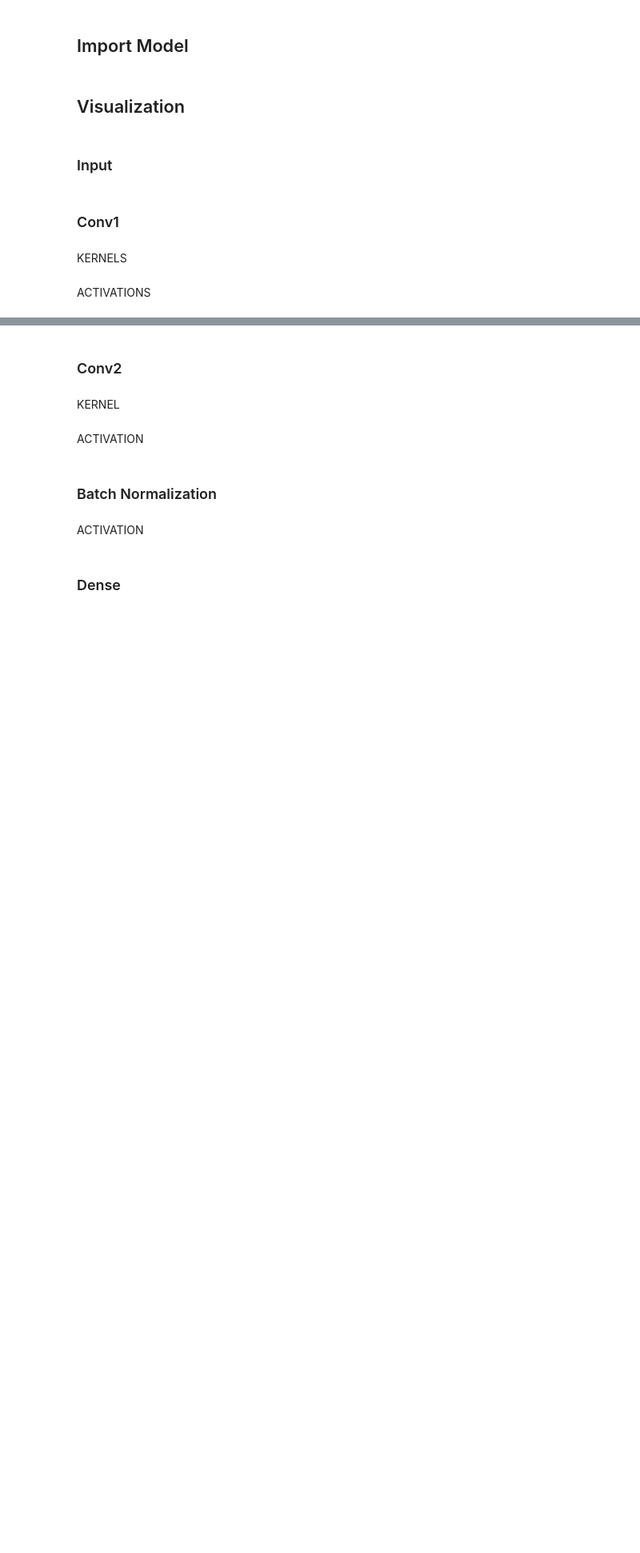
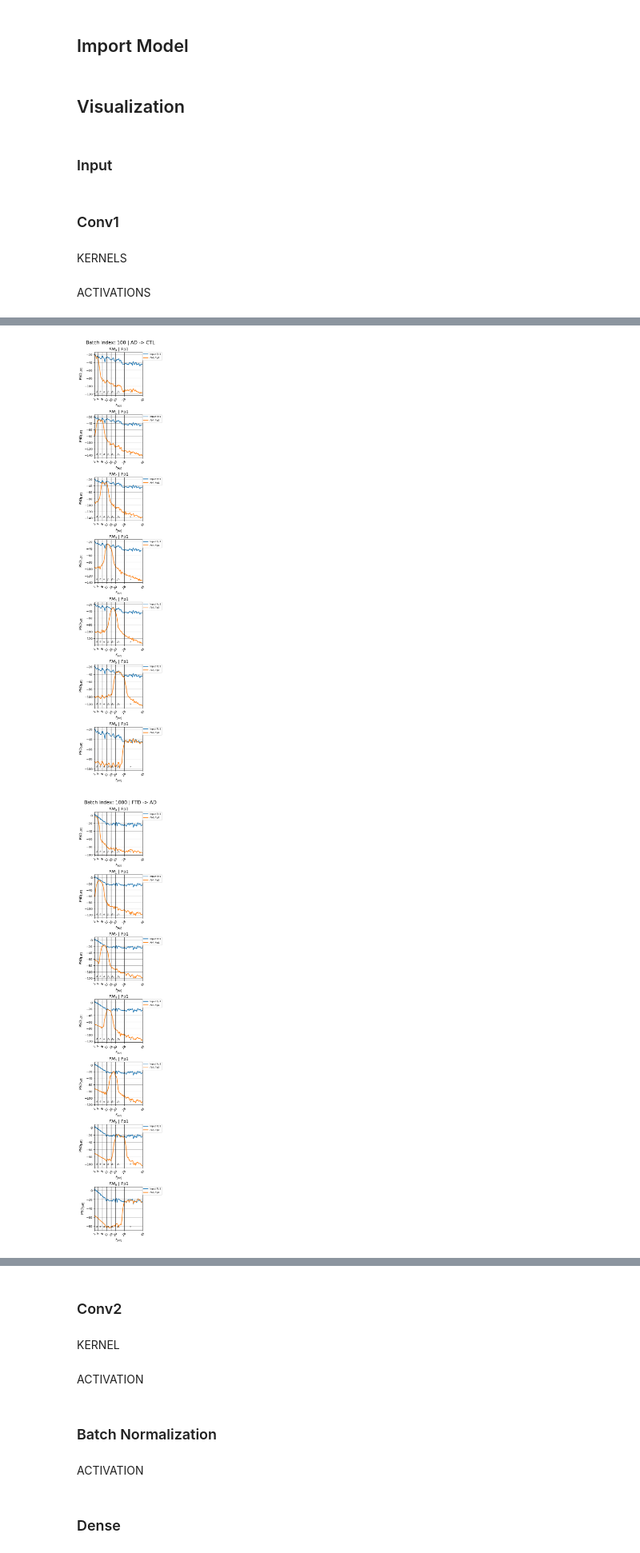
Before and after one commit to MedMaxLab/shallownetXAI, a Jupyter notebook: ModelVisualization.ipynb, the cells around one changed output, grey strips where cells are left out. Shown at 80% size. Saved outputs shown, nothing was run; the diff lists cells and outputs as text; code cells hidden in the pictures; blank space fills up the shorter version.

Commit message:
eegvislib extended

```diff
--- a/ModelVisualization.ipynb
+++ b/ModelVisualization.ipynb
@@ -389,6 +408,8 @@ spec_dict_bands = [ bands,  channels,  montage,  flim,   srate,   classlabels]
 input_window_normalized = testloader.dataset[:][0]
 # %% [markdown]
 ### Input
+# %%
+layer = None
 # %%
 batch_IDs = [100, 1000]
 
@@ -405,13 +426,31 @@ spec_dict['cmap']     = 'RdBu_r'
 spec_dict['figname']  = 'scalpPSD'
 
 for batch_ID in batch_IDs:
-    fig = eegvislib.scalp_plot(input_window_normalized,
-                               spec_dict, inout_labels,
-                               batch_ID)
+    fig = eegvislib.scalpPSD_freq(input_window_normalized,
+                                  spec_dict, inout_labels,
+                                  batch_ID)
 
     if save_img:
         fig.savefig(imgPath + spec_dict['figname'] + f'_batch{batch_ID}' + f'_split{outFold}_{inFold}' + imgs_format,
                     transparent=False, bbox_inches='tight')
+# %%
+# %matplotlib qt
+batch_IDs = [100, 1000]
+FM_ID = None #None #None (all FM) or a number 0 or list [0], [2,4]
+
+spec_dict = eegvislib.get_spec_dict(spec_dict_keys, spec_dict_bands)
+spec_dict['FMnames'] = [i for i in spec_dict['bands'].keys()] #or None
+spec_dict['backend'] = 'matplotlib' #matplotlib or qt
+spec_dict['figname'] = 'EEGwindow'
+
+for batch_ID in batch_IDs:
+    fig = eegvislib.channelsTime(input_window_normalized,
+                                Mdl, layer,
+                                spec_dict,
+                                batch_ID, FM_ID)
+    if save_img:
+        fig.savefig(imgPath + spec_dict['figname'] + f'_batch{batch_ID}'+ f'_split{outFold}_{inFold}' + imgs_format,
+                    transparent=False, bbox_inches='tight')
 # %% [markdown]
 ### Conv1
 # %%
@@ -458,7 +497,7 @@ spec_dict['s']       = 2
 spec_dict['cmap']    = 'RdBu_r'
 spec_dict['figname'] = 'firstLayerFiltersStemplot'
 
-fig = eegvislib.weights_temporalkernels(Mdl_weights, layer,
+fig = eegvislib.horizontalKernel1D_stem(Mdl_weights, layer,
                                         spec_dict,
                                         filter_ID, kernel_ID, kernel_height)
 
@@ -474,23 +515,26 @@ convoluted_output.shape
 # %%
 # Parameters
 chan_ID   = ['Fp1'] #or multiple channels ['Oz','Fpz']
 batch_IDs = [100, 1000]
 FM_ID     = [0,1,2,3,4,5,6] #None (all FM) or a number 0 or list [0], [2,4]
 
 spec_dict = eegvislib.get_spec_dict(spec_dict_keys, spec_dict_bands)
 spec_dict['figdim']  = [4,3]
 spec_dict['linew']   = 2
 spec_dict['font']    = 14
 spec_dict['lognorm'] = '10log10'
 spec_dict['loc']     = 'upper right'
 spec_dict['figname'] = 'firstLayerActivationsChannels'
 
 for batch_ID in batch_IDs:
-    fig = eegvislib.temporalFM_PSD(input_window_normalized,
-                                   Mdl, layer,
-                                   spec_dict, inout_labels,
-                                   chan_ID, batch_ID, FM_ID)
+    fig = eegvislib.channelsPSD_lines(input_window_normalized,
+                                      Mdl, layer,
+                                      spec_dict, inout_labels,
+                                      chan_ID, batch_ID, FM_ID)
 
     if save_img:
         fig.savefig(imgPath + spec_dict['figname'] + f'_batch{batch_ID}'+ f'_split{outFold}_{inFold}' + imgs_format,
                     transparent=False, bbox_inches='tight')
+# %% [output]
+[figure, added]
+[figure, added]
```
Also changed, not shown: parts of 11 cells of this notebook, 1 other file.
